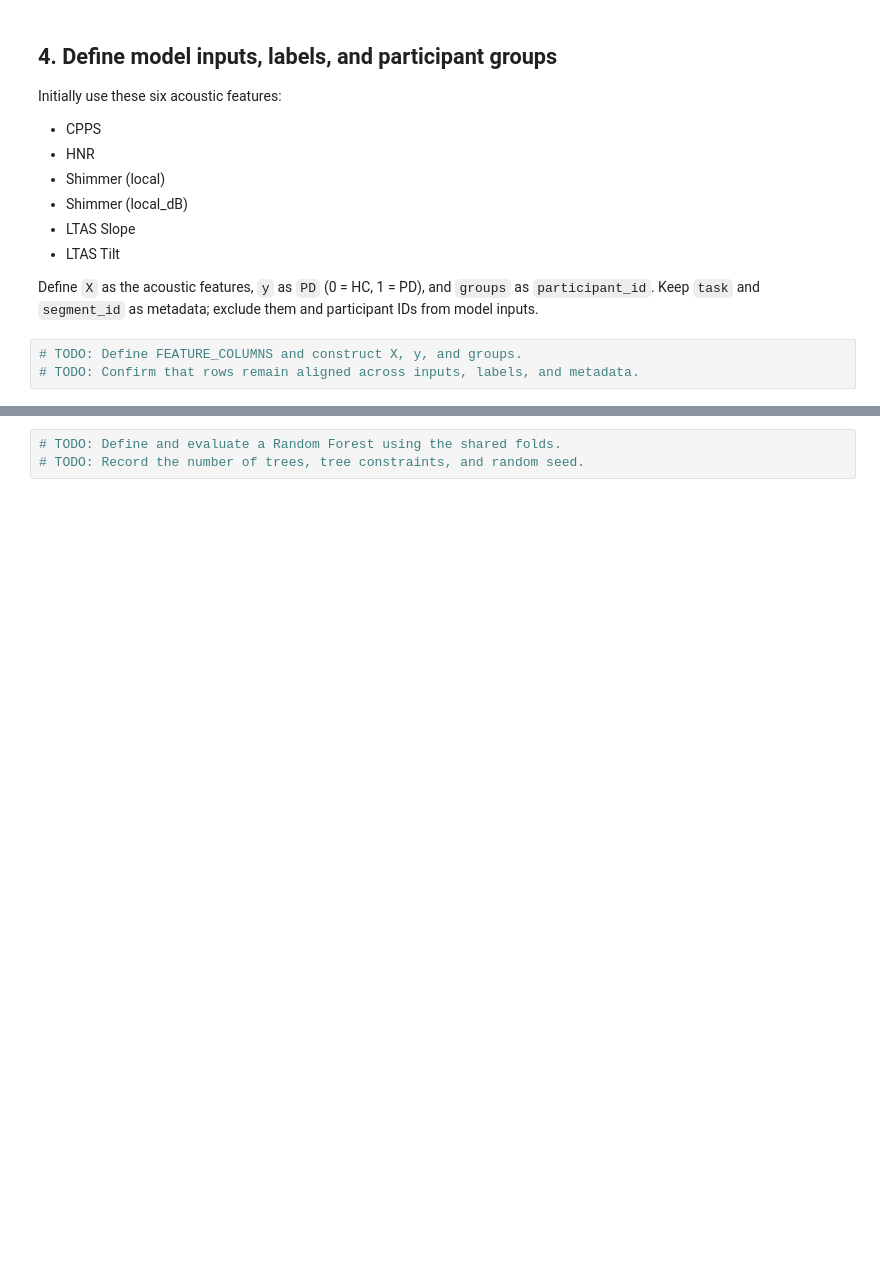
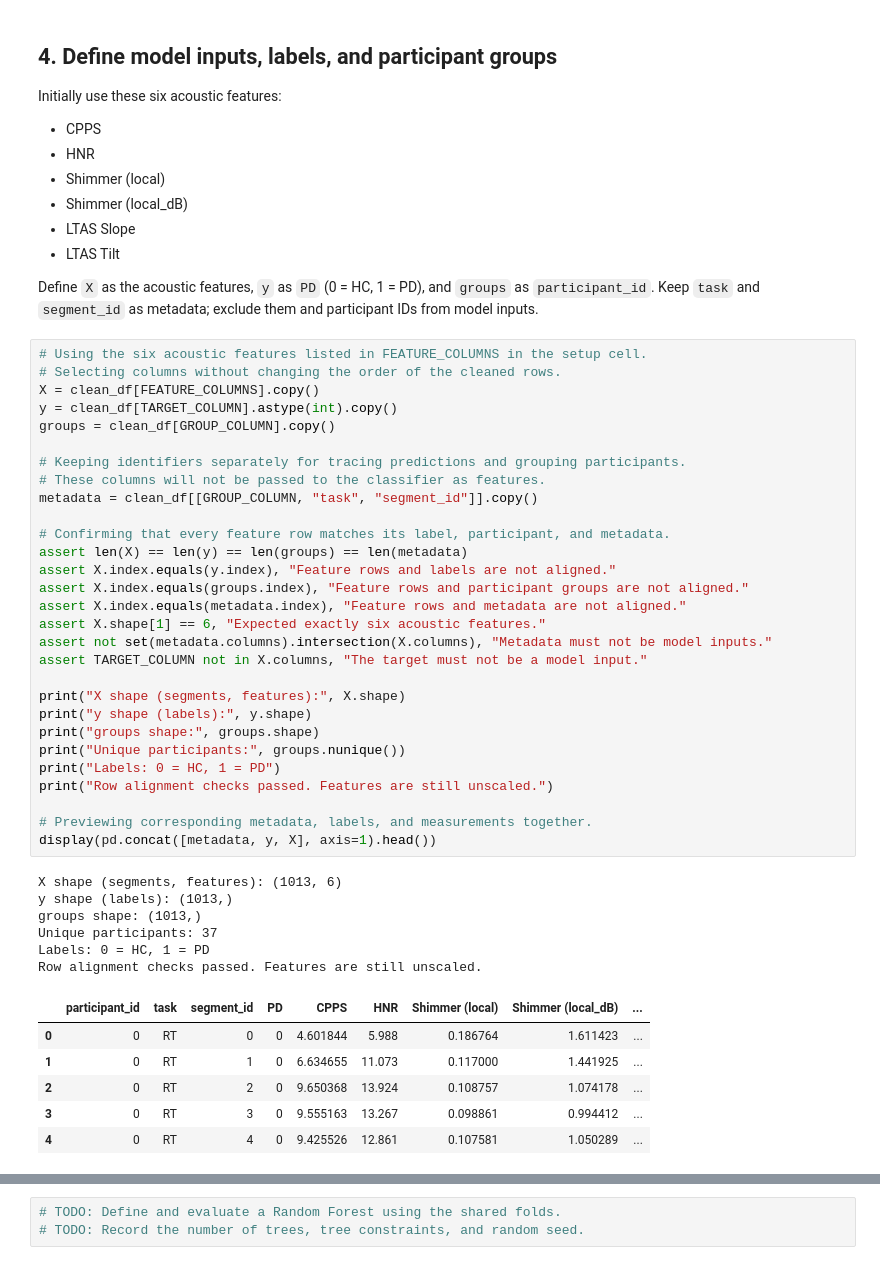
Before and after one commit to NehanMunir/pd-speech-detection, a Jupyter notebook: model/PD_model.ipynb, the cells around one changed output, grey strips where cells are left out. Saved outputs shown, nothing was run; the diff lists cells and outputs as text; blank space fills up the shorter version.

```diff
--- a/model/PD_model.ipynb
+++ b/model/PD_model.ipynb
@@ -198,7 +278,46 @@ Initially use these six acoustic features:
 
 Define `X` as the acoustic features, `y` as `PD` (0 = HC, 1 = PD), and `groups` as `participant_id`. Keep `task` and `segment_id` as metadata; exclude them and participant IDs from model inputs.
 # %%
-# TODO: Define FEATURE_COLUMNS and construct X, y, and groups.
-# TODO: Confirm that rows remain aligned across inputs, labels, and metadata.
+# Using the six acoustic features listed in FEATURE_COLUMNS in the setup cell.
+# Selecting columns without changing the order of the cleaned rows.
+X = clean_df[FEATURE_COLUMNS].copy()
+y = clean_df[TARGET_COLUMN].astype(int).copy()
+groups = clean_df[GROUP_COLUMN].copy()
+
+# Keeping identifiers separately for tracing predictions and grouping participants.
+# These columns will not be passed to the classifier as features.
+metadata = clean_df[[GROUP_COLUMN, "task", "segment_id"]].copy()
+
+# Confirming that every feature row matches its label, participant, and metadata.
+assert len(X) == len(y) == len(groups) == len(metadata)
+assert X.index.equals(y.index), "Feature rows and labels are not aligned."
+assert X.index.equals(groups.index), "Feature rows and participant groups are not aligned."
+assert X.index.equals(metadata.index), "Feature rows and metadata are not aligned."
+assert X.shape[1] == 6, "Expected exactly six acoustic features."
+assert not set(metadata.columns).intersection(X.columns), "Metadata must not be model inputs."
+assert TARGET_COLUMN not in X.columns, "The target must not be a model input."
+
+print("X shape (segments, features):", X.shape)
+print("y shape (labels):", y.shape)
+print("groups shape:", groups.shape)
+print("Unique participants:", groups.nunique())
+print("Labels: 0 = HC, 1 = PD")
+print("Row alignment checks passed. Features are still unscaled.")
+
+# Previewing corresponding metadata, labels, and measurements together.
+display(pd.concat([metadata, y, X], axis=1).head())
+# %% [output]
+X shape (segments, features): (1013, 6)
+y shape (labels): (1013,)
+groups shape: (1013,)
+Unique participants: 37
+Labels: 0 = HC, 1 = PD
+Row alignment checks passed. Features are still unscaled.
+|  | participant_id | task | segment_id | PD | CPPS | HNR | Shimmer (local) | Shimmer (local_dB) | ... |
+| 0 | 0 | RT | 0 | 0 | 4.601844 | 5.988 | 0.186764 | 1.611423 | ... |
+| 1 | 0 | RT | 1 | 0 | 6.634655 | 11.073 | 0.117000 | 1.441925 | ... |
+| 2 | 0 | RT | 2 | 0 | 9.650368 | 13.924 | 0.108757 | 1.074178 | ... |
+| 3 | 0 | RT | 3 | 0 | 9.555163 | 13.267 | 0.098861 | 0.994412 | ... |
+| 4 | 0 | RT | 4 | 0 | 9.425526 | 12.861 | 0.107581 | 1.050289 | ... |
 # %% [markdown]
 ## 5. Define participant-separated evaluation
```
Also changed, not shown: parts of 20 cells of this notebook, 9 other files.
